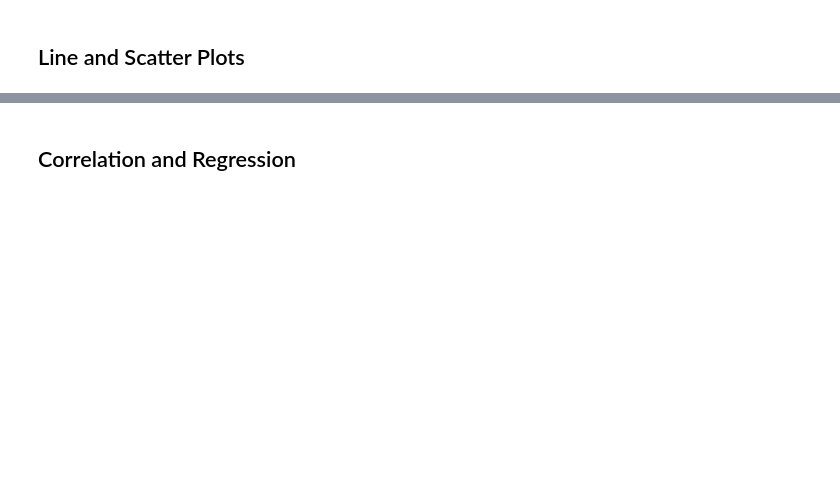
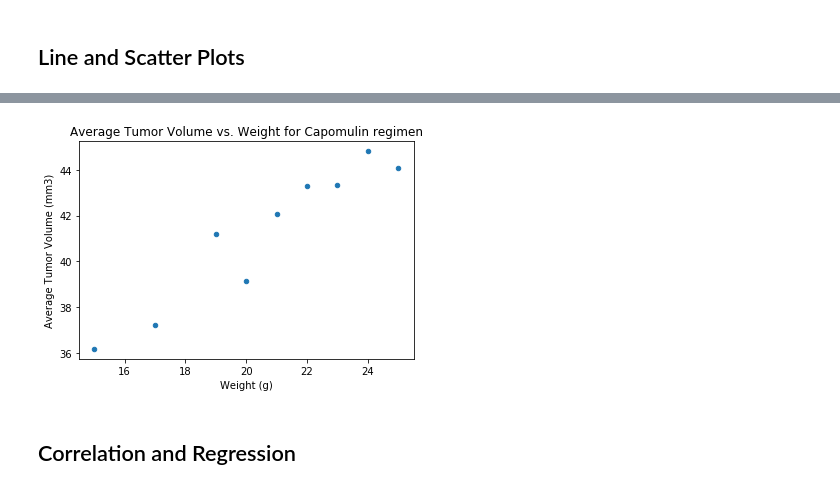
Before and after one commit to tracygoznikar/Matplotlib_Challenge, a Jupyter notebook: Pymaceuticals/pymaceuticals_starter.ipynb, the cells around one changed output, grey strips where cells are left out. Saved outputs shown, nothing was run; the diff lists cells and outputs as text; code cells hidden in the pictures; blank space fills up the shorter version.

```diff
--- a/Pymaceuticals/pymaceuticals_starter.ipynb
+++ b/Pymaceuticals/pymaceuticals_starter.ipynb
@@ -261,3 +329,22 @@ ValueError: 'explode' must be of length 'x'
+# %%
+# Generate a scatter plot of average tumor volume vs. mouse weight for the Capomulin regimen
+mean_tumor_volume=Capomulin1_df.groupby(['Weight (g)']).mean()['Tumor Volume (mm3)']
+mean_tumor_volume
+
+mean_tumor_volume_df=pd.DataFrame({
+    "Weight (g)" : mean_tumor_volume.index.values
+    ,"Average Tumor Volume (mm3)" : mean_tumor_volume
+})
+mean_tumor_volume_df
+
+mean_tumor_volume_df.plot.scatter(x="Weight (g)", y="Average Tumor Volume (mm3)")
+plt.ylabel("Average Tumor Volume (mm3)")
+plt.xlabel("Weight (g)")
+plt.title("Average Tumor Volume vs. Weight for Capomulin regimen")
+plt.tight_layout
+plt.show()
+# %% [output]
+[figure, added]
 # %% [markdown]
 ## Correlation and Regression
 # %%
```
Also changed, not shown: parts of 11 cells of this notebook.
